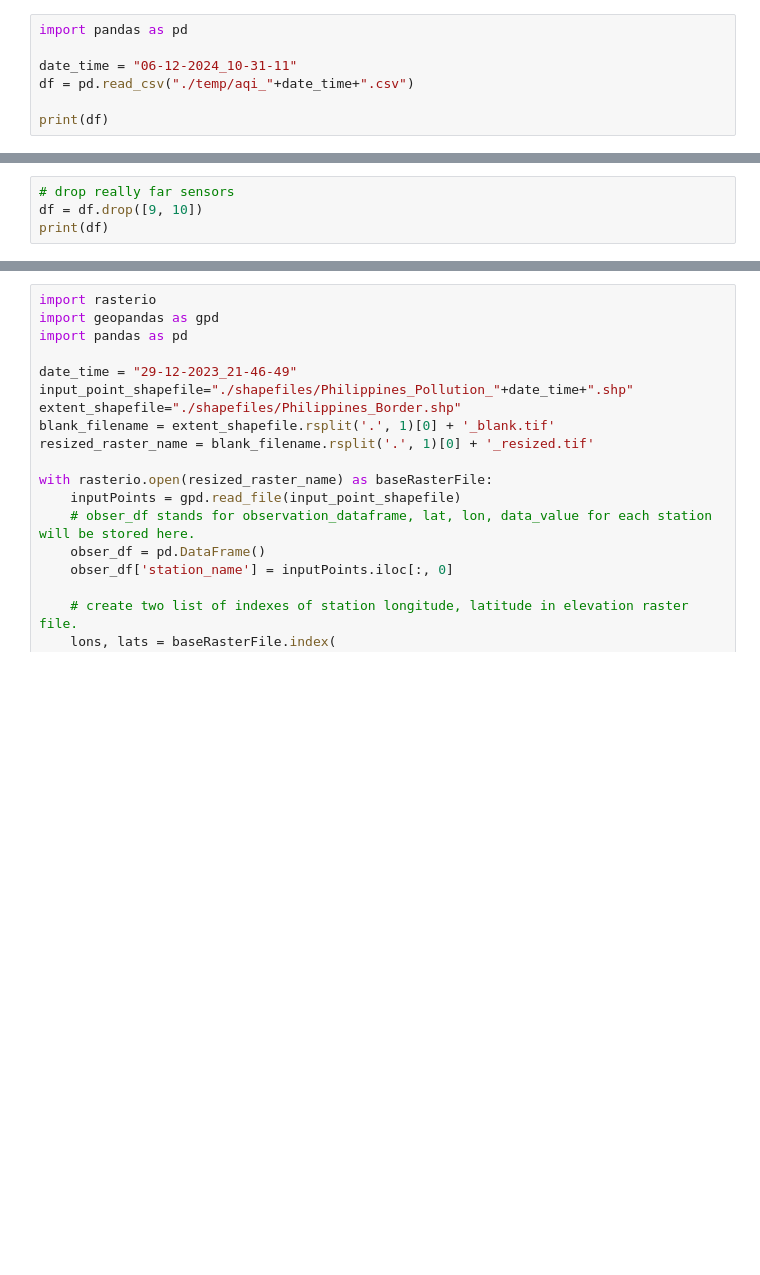
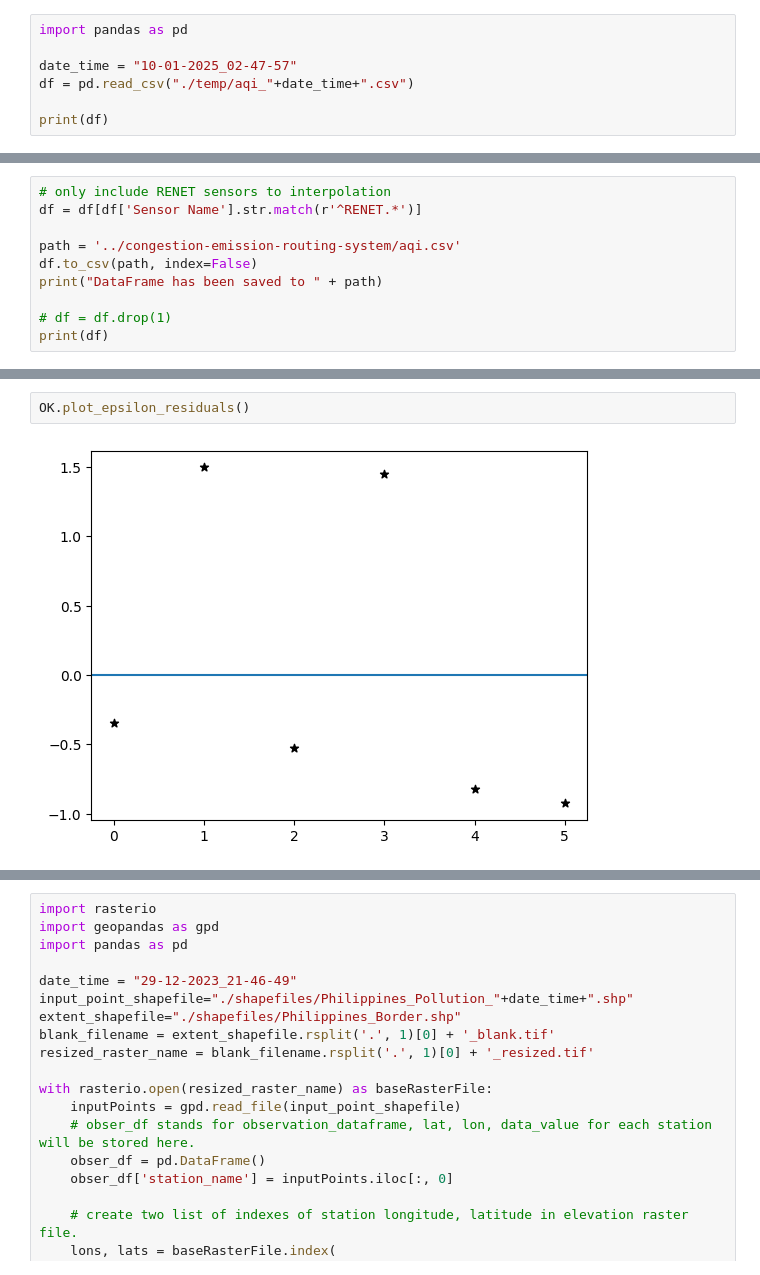
Before and after one commit to Cahlil-Togonon/coe199-capstone, a Jupyter notebook: kriging.ipynb, the cells around one changed output, grey strips where cells are left out. Drawn from its saved outputs; the diff is of its cells as text; blank space fills up the shorter version.

```diff
--- a/kriging.ipynb
+++ b/kriging.ipynb
@@ -1,7 +1,7 @@
 # %%
 import pandas as pd
 
-date_time = "06-12-2024_10-31-11"
+date_time = "10-01-2025_02-47-57"
 df = pd.read_csv("./temp/aqi_"+date_time+".csv")
 
 print(df)
@@ -24,4 +22,0 @@ print(df)
-# %%
-# drop really far sensors
-df = df.drop([9, 10])
-print(df)
@@ -41,0 +23,10 @@ print(df)
+# %%
+# only include RENET sensors to interpolation
+df = df[df['Sensor Name'].str.match(r'^RENET.*')]
+
+path = '../congestion-emission-routing-system/aqi.csv'
+df.to_csv(path, index=False)
+print("DataFrame has been saved to " + path)
+
+# df = df.drop(1)
+print(df)
@@ -115,3 +104,7 @@ plt.show()
+# %%
+OK.plot_epsilon_residuals()
+# %% [output]
+[figure, added]
 # %%
 import rasterio
 from rasterio.transform import from_origin
```
Also changed, not shown: parts of 7 cells of this notebook, 5 other files.
